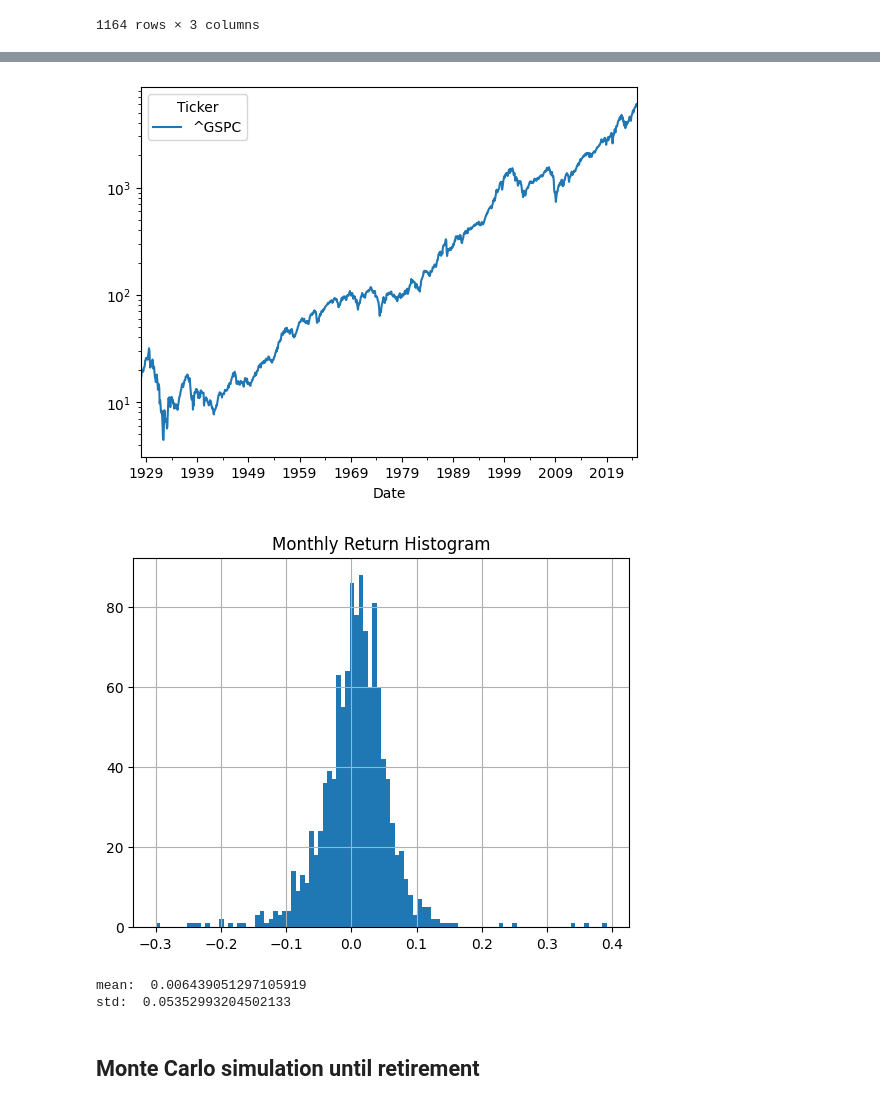
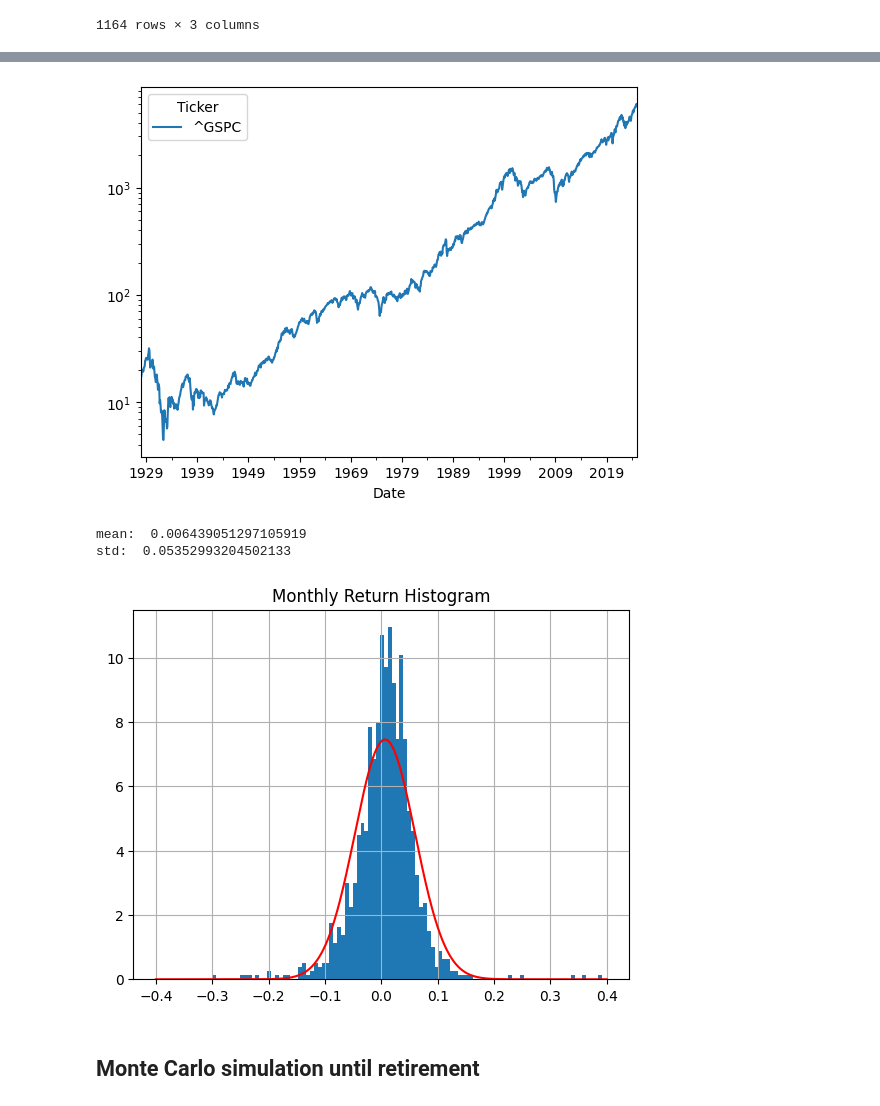
Before and after one commit to moooyu1121/asset_simulation, a Jupyter notebook: main.ipynb, the cells around one changed output, grey strips where cells are left out. Drawn from its saved outputs; the diff is of its cells as text; code cells hidden in the pictures.

```diff
--- a/main.ipynb
+++ b/main.ipynb
@@ -70,24 +70,30 @@ monthly_index
 # %%
 # Visualize the monthly index chart
 monthly_index['Close'].plot()
 plt.show()
 monthly_index['Close'].plot(logy=True)
 plt.show()
-# Visualize the monthly return histogram
-monthly_index['Return'].hist(bins=100)
-plt.title('Monthly Return Histogram')
-plt.show()
+
 # Calculate the mean and standard deviation of the monthly return
 mean_monthly_return = monthly_index['Return'].mean()
 std_monthly_return = monthly_index['Return'].std()
 print("mean: ", mean_monthly_return)
 print("std: ", std_monthly_return)
+
+# Visualize the monthly return histogram
+monthly_index['Return'].hist(bins=100, density=True)
+# Overlay the normal distribution according to the mean and standard deviation
+x = np.linspace(-0.4, 0.4, 1000)
+y = 1 / (std_monthly_return * np.sqrt(2 * np.pi)) * np.exp(- (x - mean_monthly_return) ** 2 / (2 * std_monthly_return ** 2))
+plt.plot(x, y, color='r')
+plt.title('Monthly Return Histogram')
+plt.show()
 # %% [output]
 [figure]
 [figure]
+mean:  0.006439051297105919
+std:  0.05352993204502133
-[figure, old version]
+[figure, new version]
-mean:  0.006439051297105919
-std:  0.05352993204502133
 # %% [markdown]
 ## Monte Carlo simulation until retirement
 # %%
```
